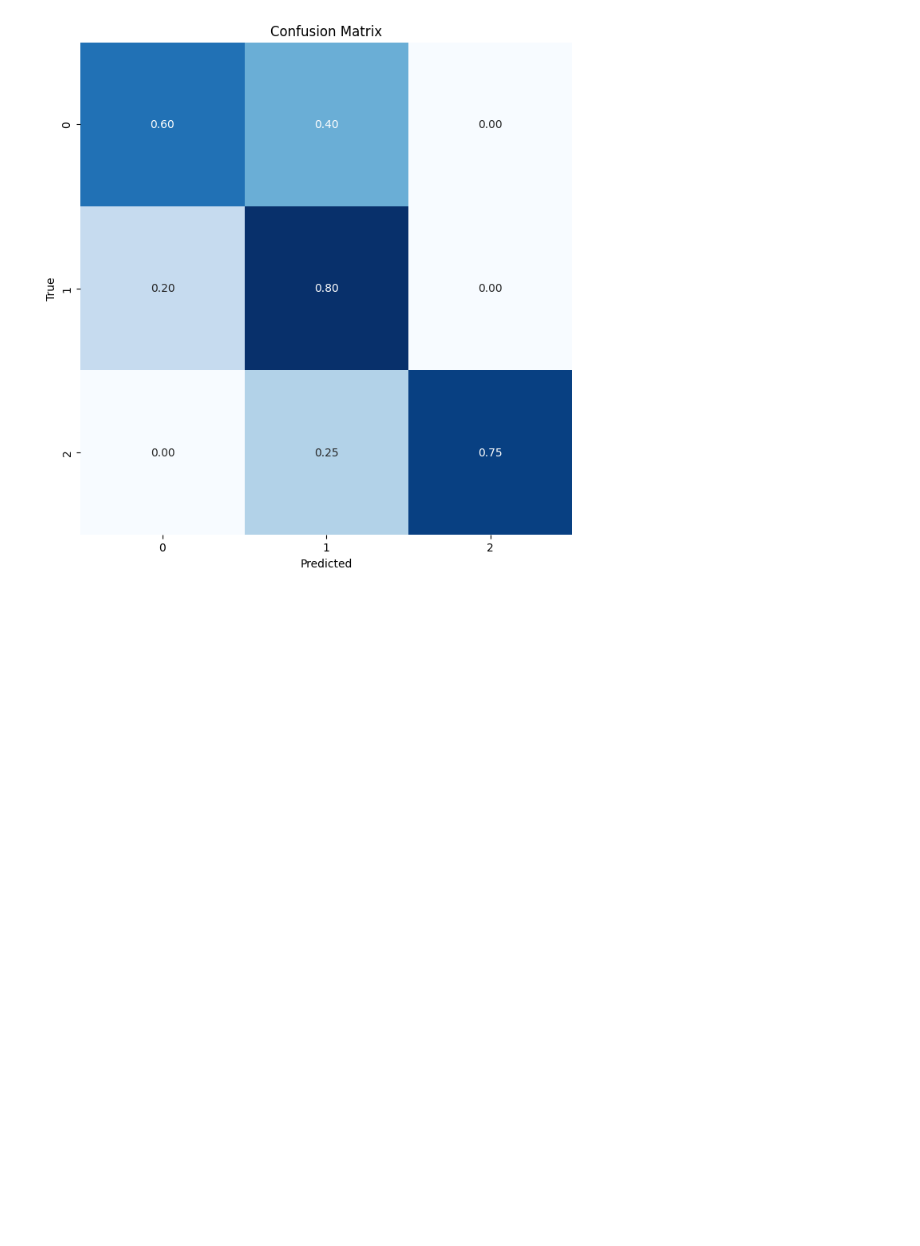
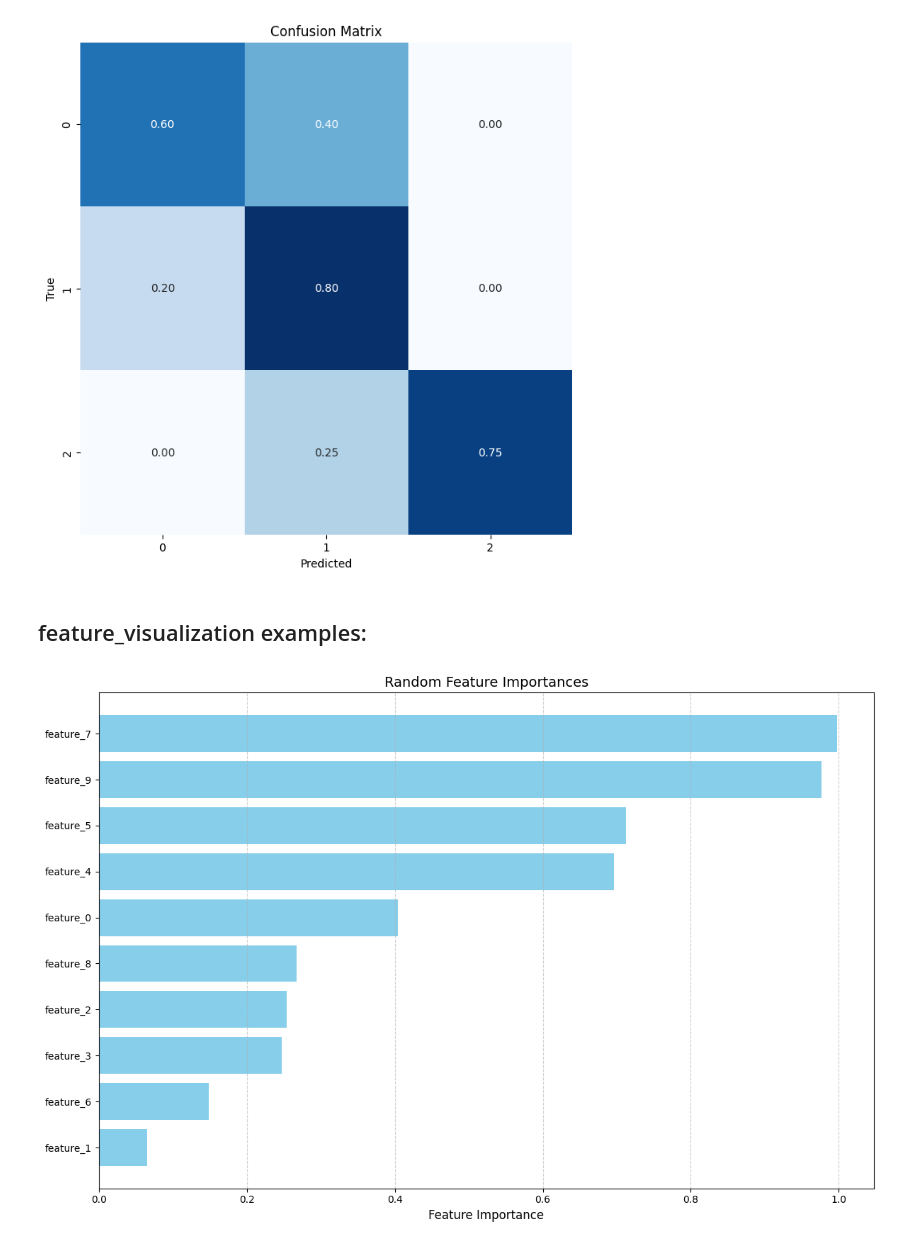
Before and after one commit to petrobras/3W, a Jupyter notebook: docs/notebooks/assessment_examples.ipynb, the cells around one changed output. Drawn from its saved outputs; the diff is of its cells as text; code cells hidden in the pictures; blank space fills up the shorter version.

Commit message:
examples and tests for feature_visualization

```diff
--- a/docs/notebooks/assessment_examples.ipynb
+++ b/docs/notebooks/assessment_examples.ipynb
@@ -72,3 +74,23 @@ confusion_matrix = plotter.plot_confusion_matrix(y_true=y_true_list, y_pred=y_pr
 # %% [output]
 Example 3: Python Lists
 [figure]
+# %% [markdown]
+## feature_visualization examples:
+# %%
+plotter = AssessmentVisualization(config)
+
+# Example 1: Using random feature importances
+feature_names = [f"feature_{i}" for i in range(10)]
+feature_importances = np.random.rand(10)
+
+config = ConfigAssessmentVisualization()
+visualizer = AssessmentVisualization(config)
+
+fig = visualizer.feature_visualization(
+    feature_importances=feature_importances,
+    feature_names=feature_names,
+    title="Random Feature Importances",
+)
+plt.show()
+# %% [output]
+[figure, added]
```
Also changed, not shown: parts of 6 cells of this notebook, 1 other file.
